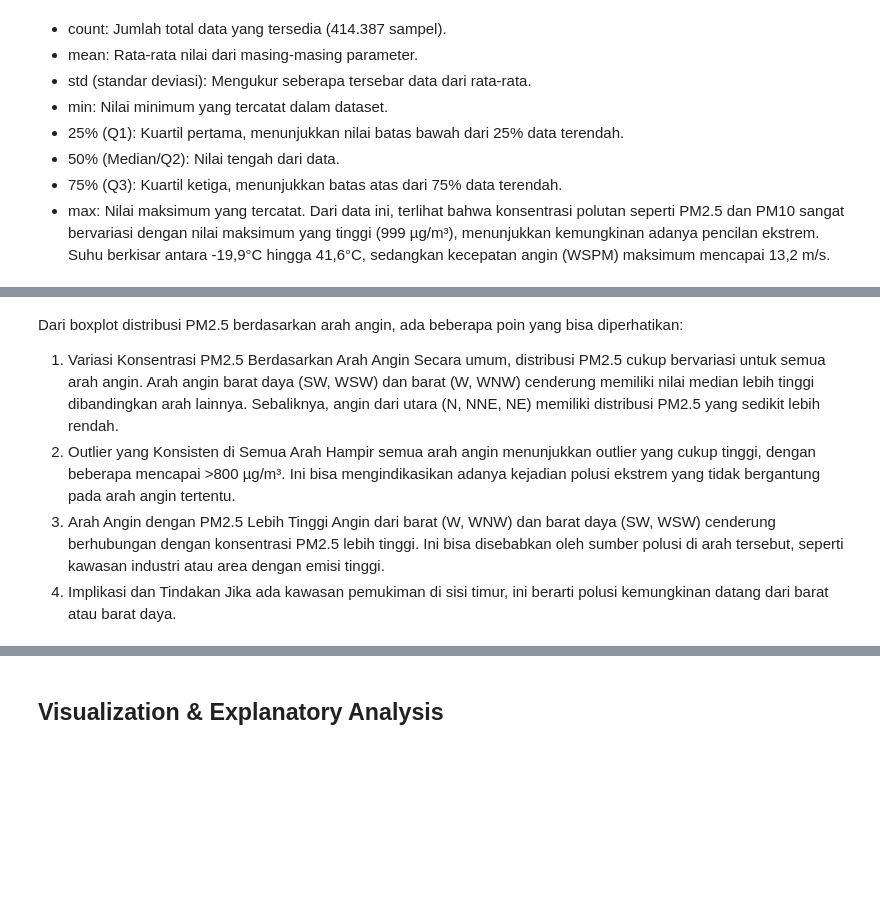
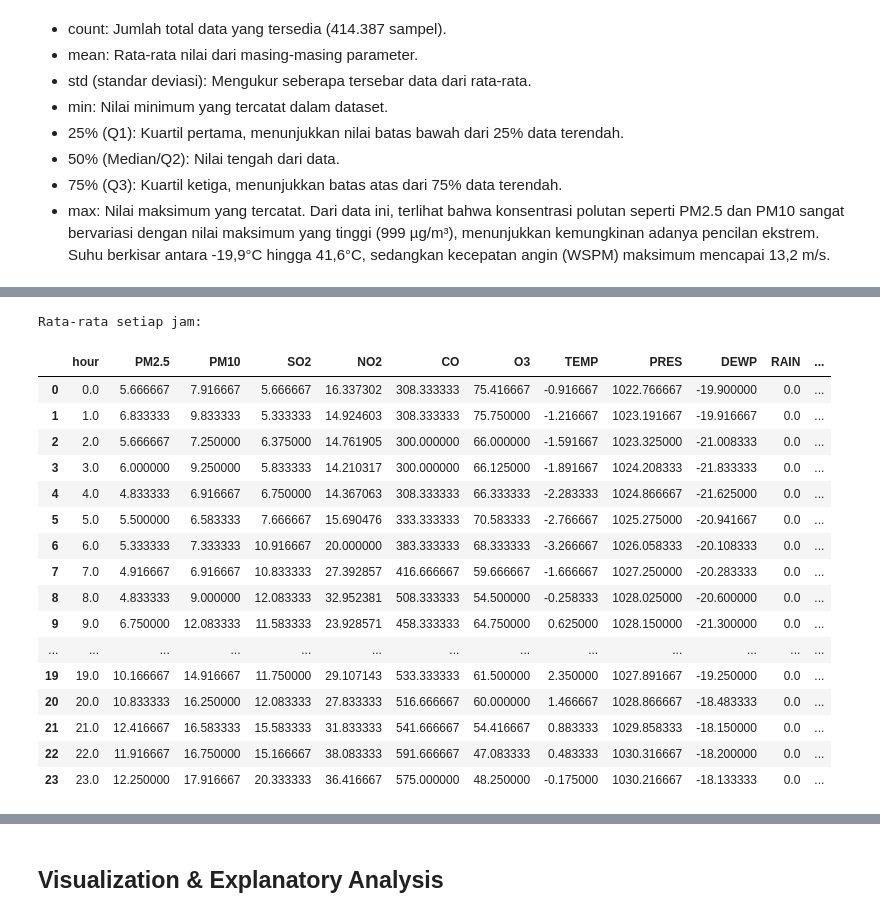
Before and after one commit to irfnriza/submission, a Jupyter notebook: notebook.ipynb, the cells around one changed output, grey strips where cells are left out. Drawn from its saved outputs; the diff is of its cells as text; code cells hidden in the pictures; blank space fills up the shorter version.

```diff
--- a/notebook.ipynb
+++ b/notebook.ipynb
@@ -403,15 +250,31 @@ Passing `palette` without assigning `hue` is deprecated and will be removed in v
-# %% [markdown]
-Dari boxplot distribusi PM2.5 berdasarkan arah angin, ada beberapa poin yang bisa diperhatikan:
-
-1. Variasi Konsentrasi PM2.5 Berdasarkan Arah Angin
-Secara umum, distribusi PM2.5 cukup bervariasi untuk semua arah angin.
-Arah angin barat daya (SW, WSW) dan barat (W, WNW) cenderung memiliki nilai median lebih tinggi dibandingkan arah lainnya.
-Sebaliknya, angin dari utara (N, NNE, NE) memiliki distribusi PM2.5 yang sedikit lebih rendah.
-2. Outlier yang Konsisten di Semua Arah
-Hampir semua arah angin menunjukkan outlier yang cukup tinggi, dengan beberapa mencapai >800 µg/m³.
-Ini bisa mengindikasikan adanya kejadian polusi ekstrem yang tidak bergantung pada arah angin tertentu.
-3. Arah Angin dengan PM2.5 Lebih Tinggi
-Angin dari barat (W, WNW) dan barat daya (SW, WSW) cenderung berhubungan dengan konsentrasi PM2.5 lebih tinggi.
-Ini bisa disebabkan oleh sumber polusi di arah tersebut, seperti kawasan industri atau area dengan emisi tinggi.
-4. Implikasi dan Tindakan
-Jika ada kawasan pemukiman di sisi timur, ini berarti polusi kemungkinan datang dari barat atau barat daya.
+# %%
+# Exclude non-numeric columns
+numeric_columns = all_data.select_dtypes(include=[np.number]).columns
+
+# Group by year, month, and day, then calculate the mean for numeric columns
+agg_daily = all_data.groupby(['year', 'month', 'day', 'hour'], as_index=False)[numeric_columns].mean()
+
+# Select only the desired columns
+agg_daily = agg_daily[['hour', 'PM2.5', 'PM10', 'SO2', 'NO2', 'CO', 'O3', 'TEMP', 'PRES', 'DEWP', 'RAIN', 'WSPM']]
+
+print("Rata-rata setiap jam:")
+agg_daily.head(24)
+# %% [output]
+Rata-rata setiap jam:
+|  | hour | PM2.5 | PM10 | SO2 | NO2 | CO | O3 | TEMP | PRES | DEWP | RAIN | ... |
+| 0 | 0.0 | 5.666667 | 7.916667 | 5.666667 | 16.337302 | 308.333333 | 75.416667 | -0.916667 | 1022.766667 | -19.900000 | 0.0 | ... |
+| 1 | 1.0 | 6.833333 | 9.833333 | 5.333333 | 14.924603 | 308.333333 | 75.750000 | -1.216667 | 1023.191667 | -19.916667 | 0.0 | ... |
+| 2 | 2.0 | 5.666667 | 7.250000 | 6.375000 | 14.761905 | 300.000000 | 66.000000 | -1.591667 | 1023.325000 | -21.008333 | 0.0 | ... |
+| 3 | 3.0 | 6.000000 | 9.250000 | 5.833333 | 14.210317 | 300.000000 | 66.125000 | -1.891667 | 1024.208333 | -21.833333 | 0.0 | ... |
+| 4 | 4.0 | 4.833333 | 6.916667 | 6.750000 | 14.367063 | 308.333333 | 66.333333 | -2.283333 | 1024.866667 | -21.625000 | 0.0 | ... |
+| 5 | 5.0 | 5.500000 | 6.583333 | 7.666667 | 15.690476 | 333.333333 | 70.583333 | -2.766667 | 1025.275000 | -20.941667 | 0.0 | ... |
+| 6 | 6.0 | 5.333333 | 7.333333 | 10.916667 | 20.000000 | 383.333333 | 68.333333 | -3.266667 | 1026.058333 | -20.108333 | 0.0 | ... |
+| 7 | 7.0 | 4.916667 | 6.916667 | 10.833333 | 27.392857 | 416.666667 | 59.666667 | -1.666667 | 1027.250000 | -20.283333 | 0.0 | ... |
+| 8 | 8.0 | 4.833333 | 9.000000 | 12.083333 | 32.952381 | 508.333333 | 54.500000 | -0.258333 | 1028.025000 | -20.600000 | 0.0 | ... |
+| 9 | 9.0 | 6.750000 | 12.083333 | 11.583333 | 23.928571 | 458.333333 | 64.750000 | 0.625000 | 1028.150000 | -21.300000 | 0.0 | ... |
+| ... | ... | ... | ... | ... | ... | ... | ... | ... | ... | ... | ... | ... |
+| 19 | 19.0 | 10.166667 | 14.916667 | 11.750000 | 29.107143 | 533.333333 | 61.500000 | 2.350000 | 1027.891667 | -19.250000 | 0.0 | ... |
+| 20 | 20.0 | 10.833333 | 16.250000 | 12.083333 | 27.833333 | 516.666667 | 60.000000 | 1.466667 | 1028.866667 | -18.483333 | 0.0 | ... |
+| 21 | 21.0 | 12.416667 | 16.583333 | 15.583333 | 31.833333 | 541.666667 | 54.416667 | 0.883333 | 1029.858333 | -18.150000 | 0.0 | ... |
+| 22 | 22.0 | 11.916667 | 16.750000 | 15.166667 | 38.083333 | 591.666667 | 47.083333 | 0.483333 | 1030.316667 | -18.200000 | 0.0 | ... |
+| 23 | 23.0 | 12.250000 | 17.916667 | 20.333333 | 36.416667 | 575.000000 | 48.250000 | -0.175000 | 1030.216667 | -18.133333 | 0.0 | ... |
```
Also changed, not shown: parts of 40 cells of this notebook, 1 other file.
